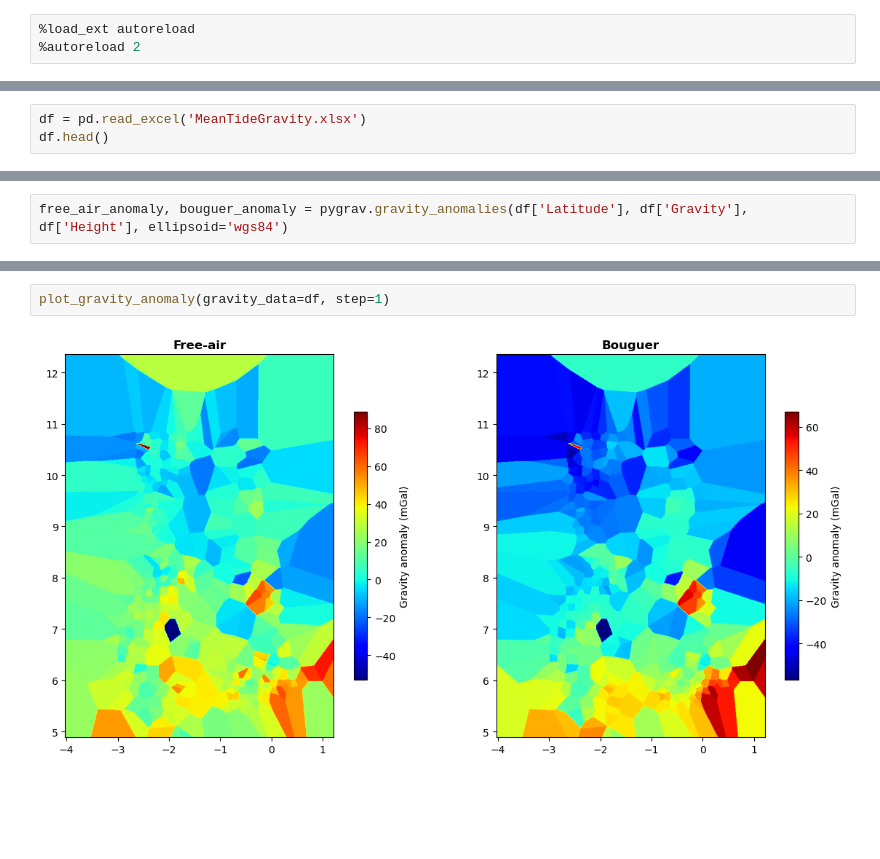
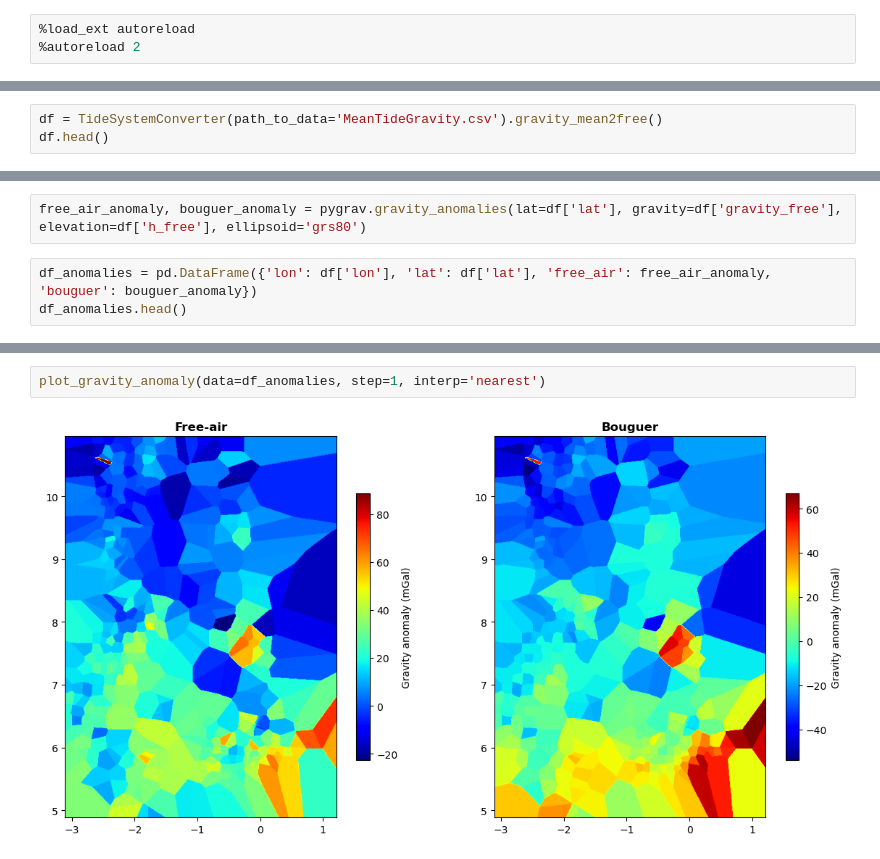
Before and after one commit to cikelly/geoidlab, a Jupyter notebook: Notebooks/Gravity Anomaly.ipynb, the cells around one changed output, grey strips where cells are left out. Saved outputs shown, nothing was run; the diff lists cells and outputs as text; blank space fills up the shorter version.

```diff
--- a/Notebooks/Gravity Anomaly.ipynb
+++ b/Notebooks/Gravity Anomaly.ipynb
@@ -13,4 +25,4 @@ from plot import plot_gravity_anomaly
 # %%
-df = pd.read_excel('MeanTideGravity.xlsx')
+df = TideSystemConverter(path_to_data='MeanTideGravity.csv').gravity_mean2free()
 df.head()
 # %% [output]
@@ -23,2 +36,5 @@ df.head()
 # %%
-free_air_anomaly, bouguer_anomaly = pygrav.gravity_anomalies(df['Latitude'], df['Gravity'], df['Height'], ellipsoid='wgs84')
+free_air_anomaly, bouguer_anomaly = pygrav.gravity_anomalies(lat=df['lat'], gravity=df['gravity_free'], elevation=df['h_free'], ellipsoid='grs80')
+# %%
+df_anomalies = pd.DataFrame({'lon': df['lon'], 'lat': df['lat'], 'free_air': free_air_anomaly, 'bouguer': bouguer_anomaly})
+df_anomalies.head()
@@ -25,4 +48,4 @@ free_air_anomaly, bouguer_anomaly = pygrav.gravity_anomalies(df['Latitude'], df[
 # %%
-plot_gravity_anomaly(gravity_data=df, step=1)
+plot_gravity_anomaly(data=df_anomalies, step=1, interp='nearest')
 # %% [output]
-[figure, old version]
+[figure, new version]
```
Also changed, not shown: parts of 4 cells of this notebook, 1 other file.
